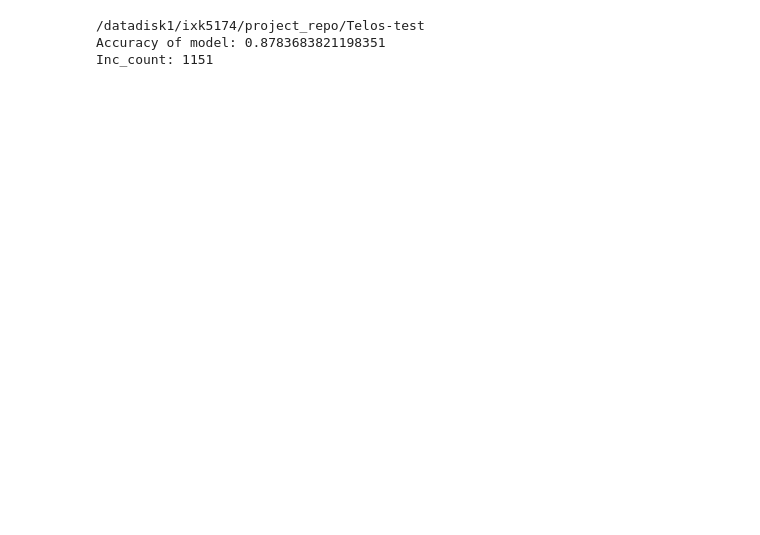
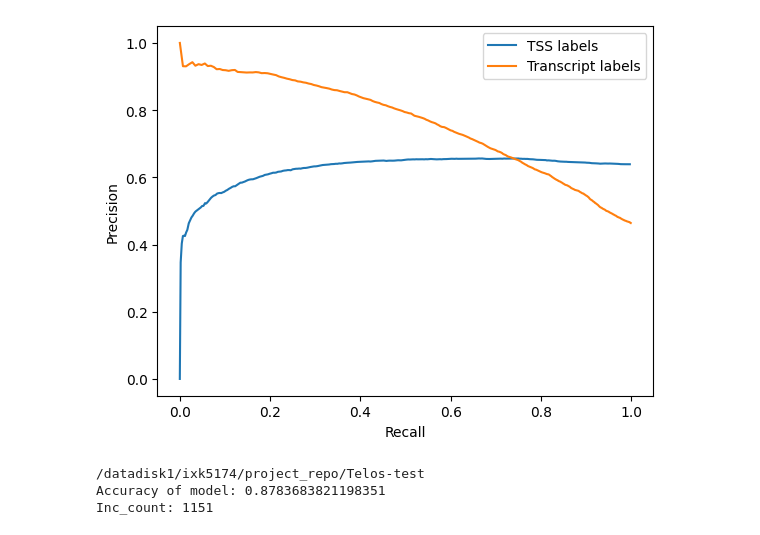
Before and after one commit to Shao-Group/Telos-test, a Jupyter notebook: src/scratch.ipynb, the cells around one changed output. Saved outputs shown, nothing was run; the diff lists cells and outputs as text; code cells hidden in the pictures; blank space fills up the shorter version.

Commit message:
modified plot functions to beautify

```diff
--- a/src/scratch.ipynb
+++ b/src/scratch.ipynb
@@ -5,9 +5,64 @@ import pysam
 import pandas as pd
 from ml_utils import load_tmap_labels
 import os
+import numpy as np
 
 os.chdir("/datadisk1/ixk5174/project_repo/Telos-test/")
 print(os.getcwd())
+
+
+def load_reference(reference_path):
+    """Load reference annotation TSS/TES positions."""
+    ref_df = pd.read_csv(reference_path, sep=" ", header=None,
+                         names=["site_type", "chrom", "position", "pos_strand_cnt", "neg_strand_cnt"],
+                         dtype={"chrom": str})
+    ref_df["strand"] = ref_df.apply(
+        lambda x: "+" if x["pos_strand_cnt"] > x["neg_strand_cnt"] else "-", axis=1
+    )
+    ref_df = ref_df[["site_type", "chrom", "position", "strand"]]
+    # print(ref_df.head(5))
+    return ref_df
+
+
+
+def label_candidates(candidate_df, reference_df, site_type, max_distance=50):
+    """Fast labeling using grouped and vectorized search."""
+
+    reference_df = reference_df[
+        reference_df['site_type'].str.lower() == site_type.lower()
+    ].copy()
+    reference_df['chrom'] = reference_df['chrom'].astype(str)
+    reference_df['position'] = reference_df['position'].astype(int)
+
+    # Group reference sites for fast lookup
+    grouped_ref = reference_df.groupby(['chrom', 'strand'])
+
+    labels = np.zeros(len(candidate_df), dtype=int)
+    closest_ref_positions = np.zeros(len(candidate_df), dtype=int)
+
+    print(f"Labeling {site_type.upper()} candidates with {max_distance} nt tolerance ...")
+    for i, row in candidate_df.iterrows():
+        chrom, pos, strand = row['chrom'], row['position'], row['strand']
+        if i % 10000 == 0:
+            print(f"Labeled {i} candidates")
+            # sys.stdout.flush()
+
+        try:
+            group = grouped_ref.get_group((chrom, strand))
+        except KeyError:
+            continue  # No matching chrom+strand in reference
+
+        # Use numpy for fast range check
+        ref_positions = group['position'].values
+        # find the index of the reference position that is closest to the candidate position
+        closest_index = np.argmin(np.abs(ref_positions - pos))
+        # get the position of the closest reference position
+        closest_ref_positions[i] = ref_positions[closest_index]
+        labels[i] = 1 if np.abs(ref_positions[closest_index] - pos) <= max_distance else 0
+
+    candidate_df['label'] = labels
+    candidate_df['closest_ref_position'] = closest_ref_positions
+    return candidate_df
 
 cfg = load_config("project_config/pacbio_ENCFF370NFS_isoquant_config.pkl")
 # bam = pysam.AlignmentFile("../" + cfg.bam_file, "rb")  # <-- adjust path if needed
@@ -24,12 +79,28 @@ print(f"df_label.shape: {df_label.shape}")
 
 df = df_cov.merge(df_tss, left_on=["tss_chrom", "tss_pos"], right_on=["chrom", "position"], how="inner")
 print(f"After merging df_tss with df_cov, df.shape: {df.shape}")
+# print(df.columns)
+selected_cols_min = ["transcript_id", "chrom", "position", "coverage", "strand_x", "label"]
+selected_cols = selected_cols_min.copy()
+for col in df_cov.columns:
+    if col not in selected_cols_min and col != "strand" and "tes" not in col.lower():
+        selected_cols.append(col)
+df_min = df[selected_cols_min].copy()
+df = df[selected_cols]
 
-df = df[["transcript_id", "chrom", "position", "label", "coverage"]]
+df.rename(columns={"strand_x": "strand"}, inplace=True)
+ref_df = load_reference(cfg.ref_candidate_file)
+df = label_candidates(df, ref_df, "tss", 50)
+df_min["label"] = df["label"]
+df_min["closest_ref_position"] = df["closest_ref_position"]
+
+# df.to_csv("tmp.tsv", sep="\t")
+
+
 # df = df.merge(df_tes, left_on=["tes_chrom", "tes_pos"], right_on=["chrom", "position"], how="inner", suffixes=("_tss", "_tes"))
 # print(f"After merging df_tes with df, df.shape: {df.shape}")
 df = df.merge(df_label, left_on=["transcript_id"], right_on=["transcript_id"], how="inner", suffixes=("_tss", "_tr"))
-
+df_min = df_min.merge(df_label, left_on=["transcript_id"], right_on=["transcript_id"], how="inner", suffixes=("_tss", "_tr"))
 print(f"After merging df_label with df, df.shape: {df.shape}")
 
 # print(df.head(30))
@@ -46,8 +117,12 @@ sorted_df = df.sort_values(by="coverage", ascending=False)
 # change print to display all columns without line breaks
 pd.set_option('display.max_columns', None)
 pd.set_option('display.width', None)
-# pd.set_option('display.max_colwidth', None)
-print(sorted_df.head(100))
+pd.set_option('display.max_colwidth', None)
+# print(sorted_df.head(100))
+sorted_df.copy().to_csv("tmp.tsv", sep="\t", index=False)
+sorted_df_min = sorted_df.copy().drop(columns=["transcript_id"])
+sorted_df_min.to_csv("tmp_min.tsv", sep="\t", index=False)
+
 
 # generate precision and recall for different coverage bins like a pr curve
 precisions = []
@@ -77,7 +152,7 @@ pr_df = pd.DataFrame({
 })
 print(f"PR curve data shape: {pr_df.shape}")
 
-print(pr_df.sort_values(by="recall", ascending=False).head(30))
+# print(pr_df.sort_values(by="recall", ascending=False).head(30))
 
 # generate precision and recall for different coverage bins like a pr curve for transcript labels
 precisions = []
@@ -103,7 +178,16 @@ pr_df_transcript = pd.DataFrame({
     'recall': recalls
 })
 
-print(pr_df_transcript.head(30))
+# print(pr_df_transcript.head(30))
+
+# generate a pr curve with the two pr curves on the same plot
+import matplotlib.pyplot as plt
+plt.plot(pr_df['recall'], pr_df['precision'], label='TSS labels')
+plt.plot(pr_df_transcript['recall'], pr_df_transcript['precision'], label='Transcript labels')
+plt.xlabel('Recall')
+plt.ylabel('Precision')
+plt.legend()
+plt.show()
 # %% [output]
 /datadisk1/ixk5174/project_repo/Telos-test
 test_output/pacbio_ENCFF370NFS_isoquant/features/pacbio_ENCFF370NFS_isoquant_tss_labeled.tsv
@@ -115,3 +205,4 @@ KeyError: 'label_transcript'
+[figure, added]
 # %%
 from ml_utils import load_tmap_labels
 from config import load_config
```
Also changed, not shown: parts of 1 cell of this notebook, 5 other files.
